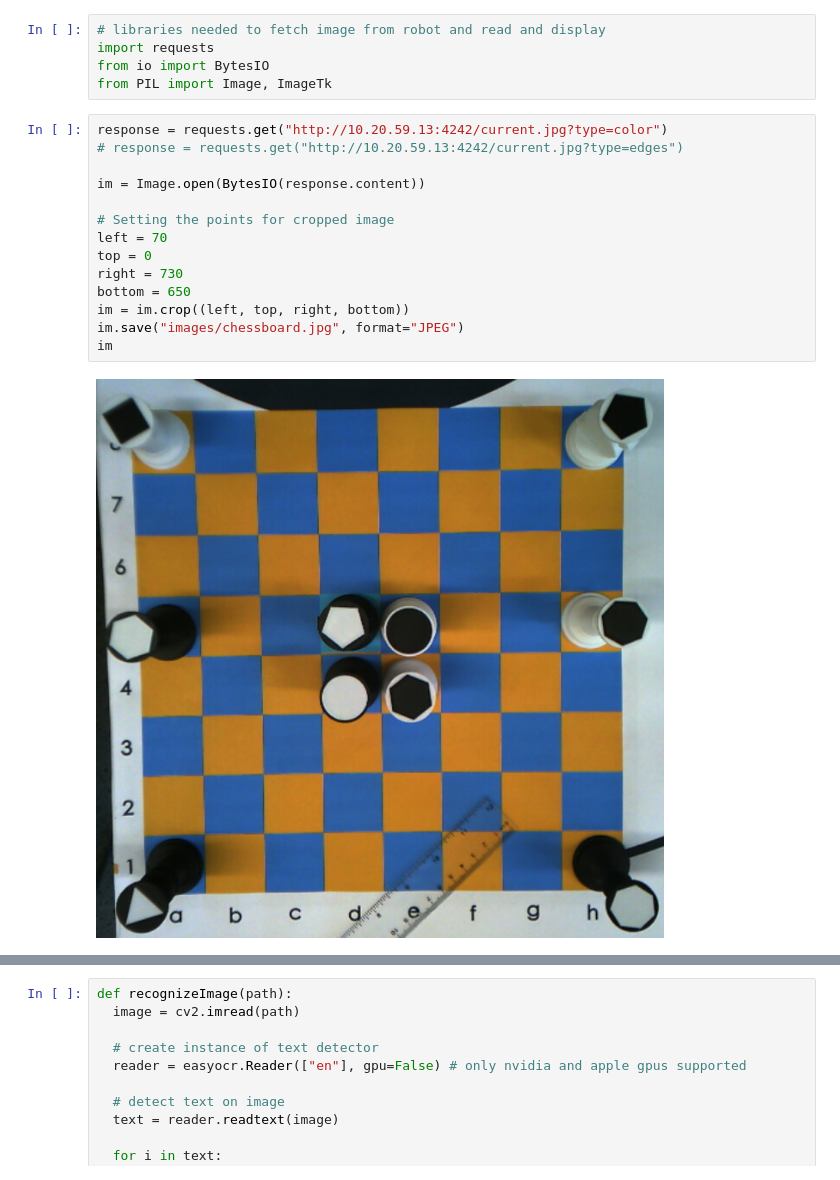
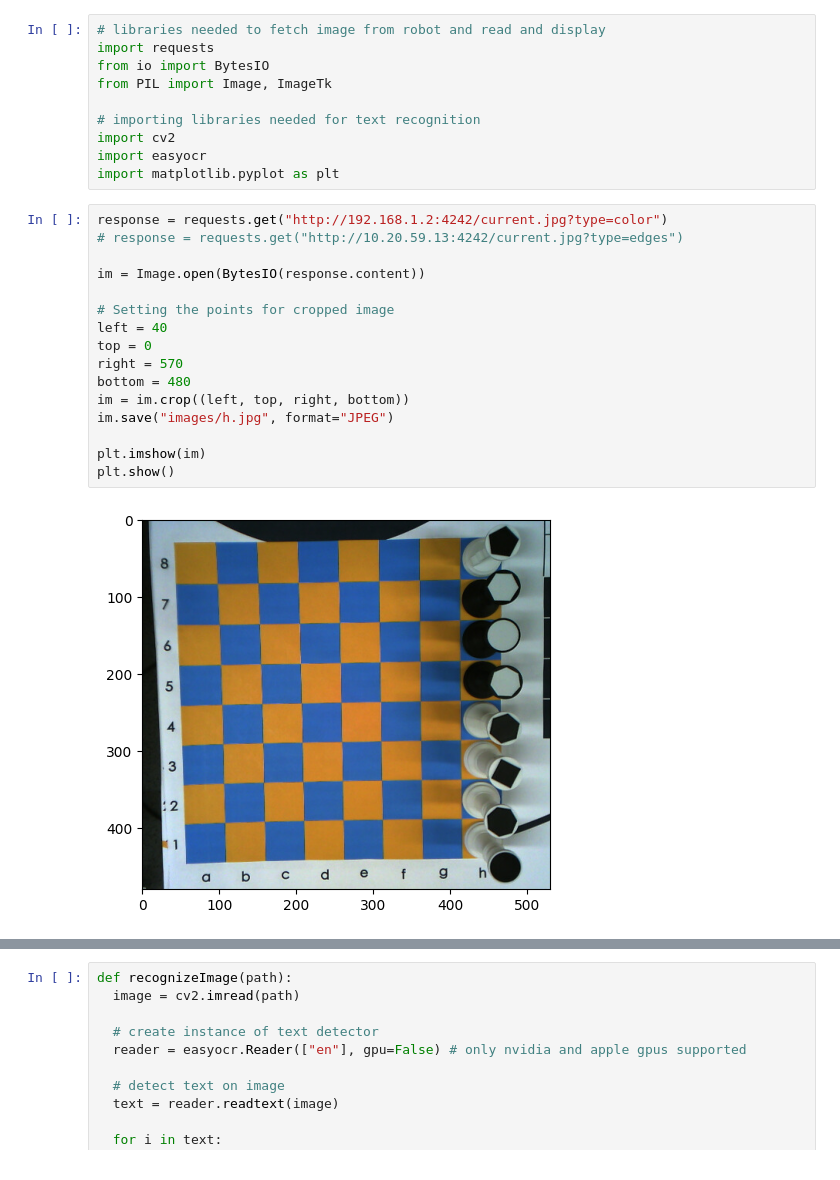
Before and after one commit to SamAdams1/ur3Chess, a Jupyter notebook: computerVision.ipynb, the cells around one changed output, grey strips where cells are left out. Cells and saved outputs as stored; diff of their text form.

```diff
--- a/computerVision.ipynb
+++ b/computerVision.ipynb
@@ -3,19 +3,26 @@
 import requests
 from io import BytesIO
 from PIL import Image, ImageTk
+
+# importing libraries needed for text recognition
+import cv2
+import easyocr
+import matplotlib.pyplot as plt
 # %%
-response = requests.get("http://10.20.59.13:4242/current.jpg?type=color")
+response = requests.get("http://192.168.1.2:4242/current.jpg?type=color")
 # response = requests.get("http://10.20.59.13:4242/current.jpg?type=edges")
 
 im = Image.open(BytesIO(response.content))
 
 # Setting the points for cropped image
-left = 70
+left = 40
 top = 0
-right = 730
-bottom = 650
+right = 570
+bottom = 480
 im = im.crop((left, top, right, bottom))
-im.save("images/chessboard.jpg", format="JPEG")
-im
+im.save("images/h.jpg", format="JPEG")
+
+plt.imshow(im)
+plt.show()
 # %% [output]
-[figure, old version]
+[figure, new version]
```
Also changed, not shown: parts of 14 cells of this notebook, 21 other files.
